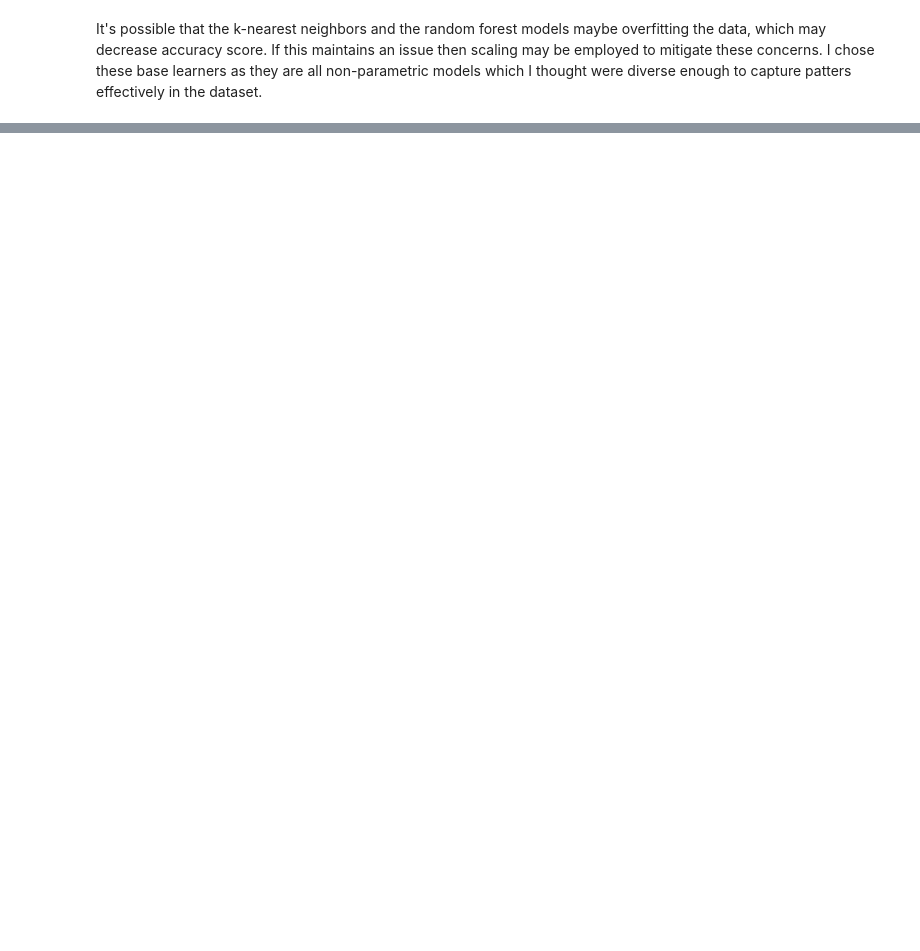
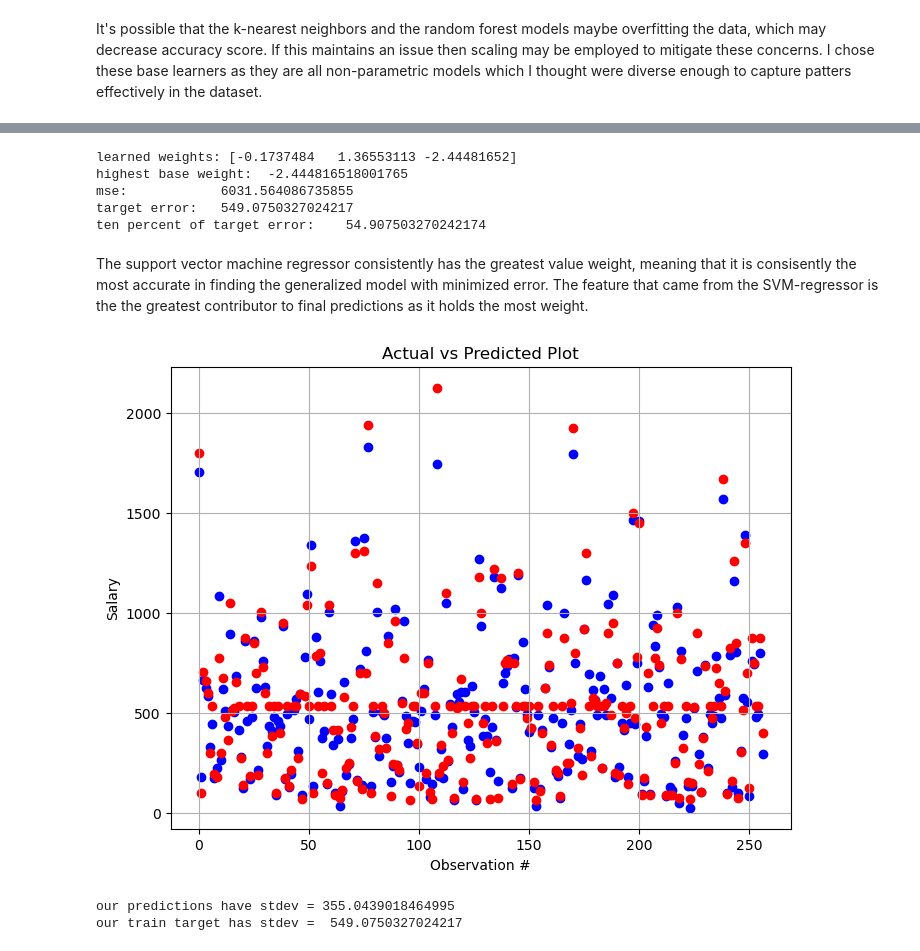
Before and after one commit to matthewpkearney/cs559_hw8, a Jupyter notebook: MatthewKearney_hw8.ipynb, the cells around one changed output, grey strips where cells are left out. Drawn from its saved outputs; the diff is of its cells as text; code cells hidden in the pictures; blank space fills up the shorter version.

Commit message:
found underfit visualization... thus we found (and explained) high bias in the model
still need to explain why i chose the three ...

```diff
--- a/MatthewKearney_hw8.ipynb
+++ b/MatthewKearney_hw8.ipynb
@@ -240,5 +233,6 @@ def new_features(X_train, y_train):
 
     return np.column_stack((knn_pred, rf_pred, svr_pred))
 
-new_features(X_train, y_train)
+x_base = new_features(X_train, y_train)
+x_base
 # %% [output]
@@ -263,0 +260,58 @@ It's possible that the k-nearest neighbors and the random forest models maybe ov
+# %%
+# Investigate which base learner is the highest contributor and explain why it is so.
+from sklearn.linear_model import LinearRegression
+from sklearn.metrics import mean_squared_error as err
+
+meta_learner = LinearRegression()
+meta_learner.fit(x_base, y_train)
+
+learned_weights = meta_learner.coef_
+index = np.argmax(np.abs(learned_weights))
+highest_weight = learned_weights[index]
+
+print("learned weights:", learned_weights)
+print("highest base weight: ", highest_weight)
+
+meta_pred = meta_learner.predict(x_base)
+mse = err(y_train.tolist(), meta_pred)
+
+print(f"mse: \t\t{mse}")
+print(f"target error: \t{target_error}")
+print(f"ten percent of target error: \t{0.1*target_error}")
+# %% [output]
+learned weights: [-0.1737484   1.36553113 -2.44481652]
+highest base weight:  -2.444816518001765
+mse:            6031.564086735855
+target error:   549.0750327024217
+ten percent of target error:    54.907503270242174
+# %% [markdown]
+The support vector machine regressor consistently has the greatest value weight, meaning that it is consisently the most accurate in finding the generalized model with minimized error. The feature that came from the SVM-regressor is the the greatest contributor to final predictions as it holds the most weight.
+# %%
+import matplotlib.pyplot as plt
+
+# Assuming y_true are the true target values
+# Assuming y_pred are the predictions
+
+# Calculate residuals
+residuals = y_train - meta_pred
+
+# Residual plot
+plt.figure(figsize=(8, 6))
+plt.scatter(range(0, len(y_train)), meta_pred,  color='blue', label = 'predictions')
+plt.scatter(range(0, len(y_train)), y_train, color='red', label = 'train data target')
+
+plt.xlabel('Observation #')
+plt.ylabel('Salary')
+plt.title('Actual vs Predicted Plot')
+plt.grid(True)
+plt.show()
+# %% [output]
+[figure, added]
+# %%
+std_preds = meta_pred.std()
+
+print("our predictions have stdev =", std_preds)
+print("our train target has stdev = ", target_error)
+# %% [output]
+our predictions have stdev = 355.0439018464995
+our train target has stdev =  549.0750327024217
```
Also changed, not shown: parts of 7 cells of this notebook.
